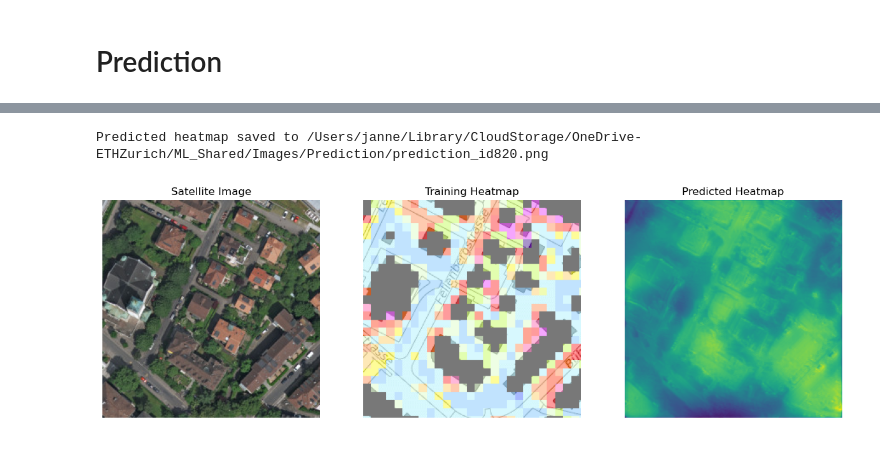
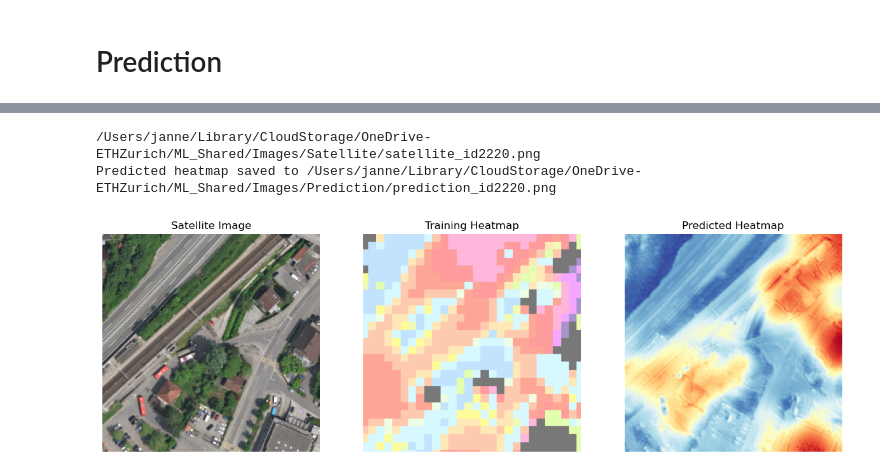
Before and after one commit to janneperini/SciML, a Jupyter notebook: 02Model/Learning.ipynb, the cells around one changed output, grey strips where cells are left out. Saved outputs shown, nothing was run; the diff lists cells and outputs as text; code cells hidden in the pictures.

Commit message:
Final Model

```diff
--- a/02Model/Learning.ipynb
+++ b/02Model/Learning.ipynb
@@ -11,6 +11,7 @@ import torch.nn.functional as F
 import torch.optim as optim
 from sklearn.model_selection import train_test_split
 from PIL import Image
+import numpy as np
 import random
 import matplotlib.pyplot as plt
 from tqdm import tqdm
@@ -21,22 +22,21 @@ class UNet(nn.Module):
         super(UNet, self).__init__()
 
         # Define encoder layers
-        self.enc1 = nn.Conv2d(3, 64, kernel_size=3, padding=1)
-        self.enc2 = nn.Conv2d(64, 128, kernel_size=3, padding=1)
-        self.enc3 = nn.Conv2d(128, 256, kernel_size=3, padding=1)
-        self.enc4 = nn.Conv2d(256, 512, kernel_size=3, padding=1)
+        self.enc1 = nn.Conv2d(3, 64, kernel_size=3, padding=1, padding_mode='reflect')
+        self.enc2 = nn.Conv2d(64, 128, kernel_size=3, padding=1, padding_mode='reflect')
+        self.enc3 = nn.Conv2d(128, 256, kernel_size=3, padding=1, padding_mode='reflect')
+        self.enc4 = nn.Conv2d(256, 512, kernel_size=3, padding=1, padding_mode='reflect')
 
         # Define bottleneck layer
-        self.bottleneck = nn.Conv2d(512, 1024, kernel_size=3, padding=1)
+        self.bottleneck = nn.Conv2d(512, 1024, kernel_size=3, padding=1, padding_mode='reflect')
 
         # Define decoder layers with concatenation in mind
-        self.dec4 = nn.Conv2d(1024 + 512, 512, kernel_size=3, padding=1)
-        self.dec3 = nn.Conv2d(512 + 256, 256, kernel_size=3, padding=1)
-        self.dec2 = nn.Conv2d(256 + 128, 128, kernel_size=3, padding=1)
-        self.dec1 = nn.Conv2d(128 + 64, 64, kernel_size=3, padding=1)
+        self.dec4 = nn.Conv2d(1024 + 512, 512, kernel_size=3, padding=1, padding_mode='reflect')
+        self.dec3 = nn.Conv2d(512 + 256, 256, kernel_size=3, padding=1, padding_mode='reflect')
+        self.dec2 = nn.Conv2d(256 + 128, 128, kernel_size=3, padding=1, padding_mode='reflect')
 
         # Final output layer
-        self.final = nn.Conv2d(64, 1, kernel_size=1)  # Output single-channel heatmap
+        self.final = nn.Conv2d(128, 1, kernel_size=1)
 
     def forward(self, x):
         # Encoder with max-pooling
@@ -61,9 +61,5 @@ class UNet(nn.Module):
         x = torch.cat([x, x2], dim=1)  # Concatenate encoder output from enc2
         x = F.relu(self.dec2(x))
 
-        x = F.interpolate(x, scale_factor=2, mode='bilinear', align_corners=True)
-        x = torch.cat([x, x1], dim=1)  # Concatenate encoder output from enc1
-        x = F.relu(self.dec1(x))
-
         # Final layer (no activation for regression tasks)
         return self.final(x)
@@ -248,5 +370,5 @@ Validation Loss: 0.03422536887228489
 # %%
-# Load the trained model
+# Unmasked Prediction Control
 model = UNet()
 model.load_state_dict(torch.load("/Users/janne/Library/CloudStorage/OneDrive-ETHZurich/ML_Shared/03TrainedModel/satellite_to_heatmap_unet.pth"))
 model.eval()  # Set model to evaluation mode
@@ -273,7 +395,7 @@ def predict_and_display_heatmap(model, satellite_dir, heatmap_dir, output_dir, t
     satellite_image_path = os.path.join(satellite_dir, random_file)
     satellite_image = Image.open(satellite_image_path)
     satellite_tensor = transform(satellite_image).unsqueeze(0)  # Add batch dimension
-
+    print(satellite_image_path)
     # Load the corresponding training heatmap
     heatmap_image_path = os.path.join(heatmap_dir, random_file.replace("satellite", "heatmap"))
     heatmap_image = Image.open(heatmap_image_path)
@@ -286,33 +408,34 @@ def predict_and_display_heatmap(model, satellite_dir, heatmap_dir, output_dir, t
     predicted_heatmap = predicted_heatmap.squeeze(0).squeeze(0).cpu().numpy()
 
     # Save the predicted heatmap
     output_file = random_file.replace("satellite", "prediction")
     output_path = os.path.join(output_dir, output_file)
     save_image(torch.tensor(predicted_heatmap).unsqueeze(0), output_path)
     print(f"Predicted heatmap saved to {output_path}")
 
     # Display the satellite image, training heatmap, and predicted heatmap
     plt.figure(figsize=(15, 5))
 
     plt.subplot(1, 3, 1)
     plt.imshow(satellite_image)
     plt.title("Satellite Image")
     plt.axis("off")
 
     plt.subplot(1, 3, 2)
     plt.imshow(heatmap_image)
     plt.title("Training Heatmap")
     plt.axis("off")
 
     plt.subplot(1, 3, 3)
-    plt.imshow(predicted_heatmap, cmap='viridis')
+    plt.imshow(predicted_heatmap, cmap='RdYlBu_r')
     plt.title("Predicted Heatmap")
     plt.axis("off")
 
     plt.show()
 
 # Run the prediction and display
 predict_and_display_heatmap(model, satellite_dir, heatmap_dir, output_dir, transform)
 # %% [output]
-Predicted heatmap saved to /Users/janne/Library/CloudStorage/OneDrive-ETHZurich/ML_Shared/Images/Prediction/prediction_id820.png
+/Users/janne/Library/CloudStorage/OneDrive-ETHZurich/ML_Shared/Images/Satellite/satellite_id2220.png
+Predicted heatmap saved to /Users/janne/Library/CloudStorage/OneDrive-ETHZurich/ML_Shared/Images/Prediction/prediction_id2220.png
-[figure, old version]
+[figure, new version]
```
Also changed, not shown: parts of 4 cells of this notebook, 11 other files.
